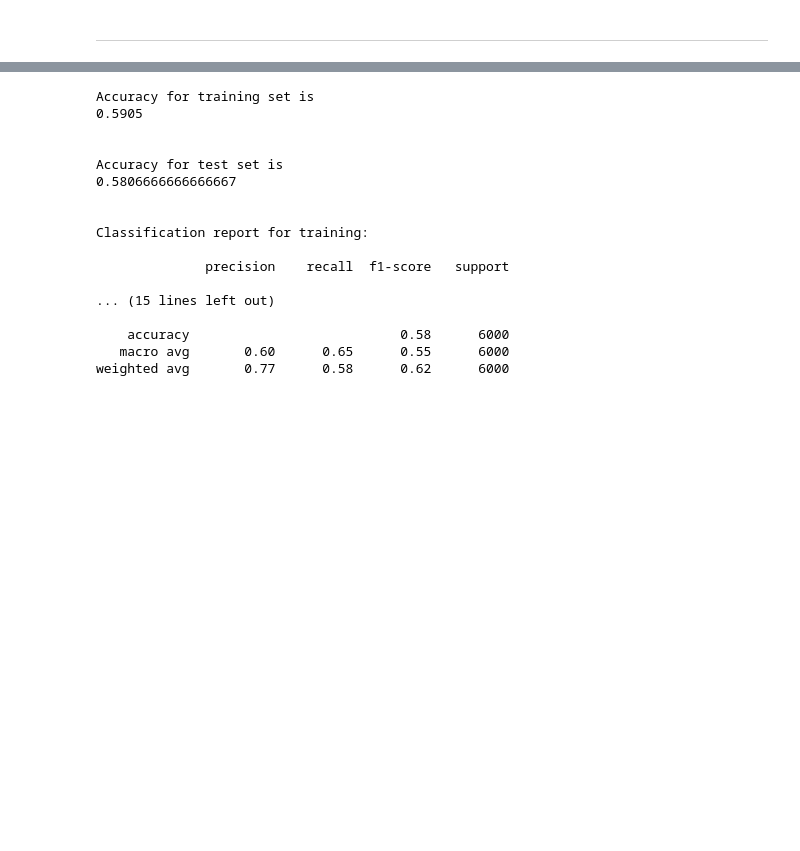
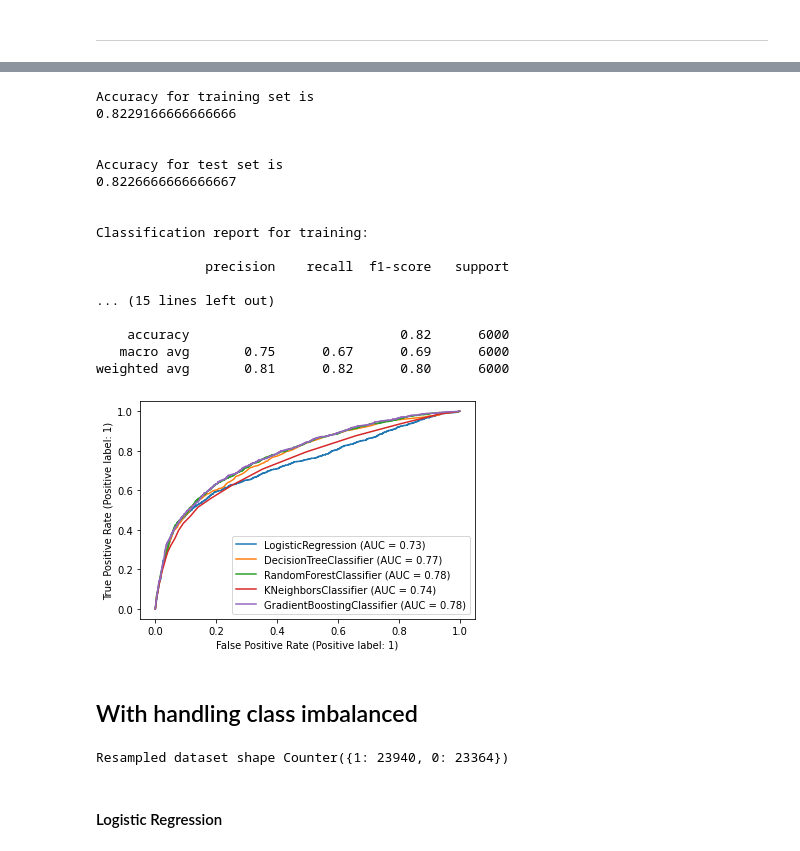
Before and after one commit to akmal1994/Capstone---Classification, a Jupyter notebook: Credit_Card_Default_Prediction_Capstone_Project.ipynb, the cells around one changed output, grey strips where cells are left out. Drawn from its saved outputs; the diff is of its cells as text; code cells hidden in the pictures; blank space fills up the shorter version.

```diff
--- a/Credit_Card_Default_Prediction_Capstone_Project.ipynb
+++ b/Credit_Card_Default_Prediction_Capstone_Project.ipynb
@@ -500,5 +513,0 @@ weighted avg       0.81      0.82      0.80      6000
-# %%
-param_grid = {'C': [0.1,1, 10, 100], 'gamma': [1,0.1,0.01,0.001],'kernel': ['rbf', 'poly', 'sigmoid']}
-svc_gridcv = GridSearchCV(SVC(),param_grid,refit=True,verbose=2)
-svc_gridcv.fit(X_train,y_train)
-svc_model = svc_gridcv.best_estimator_
@@ -512,15 +528,15 @@ Fitting 5 folds for each of 48 candidates, totalling 240 fits
 # %%
-svc_model.fit(X_train, y_train)
+knn_model.fit(X_train, y_train)
 
-svc_pred_train = svc_model.predict(X_train)
-svc_pred_test = svc_model.predict(X_test)
+knn_pred_train = knn_model.predict(X_train)
+knn_pred_test = knn_model.predict(X_test)
 
-print(f"Accuracy for training set is \n{accuracy_score(y_train, svc_pred_train)}")
+print(f"Accuracy for training set is \n{accuracy_score(y_train, knn_pred_train)}")
 print('\n')
-print(f"Accuracy for test set is \n{accuracy_score(y_test, svc_pred_test)}")
+print(f"Accuracy for test set is \n{accuracy_score(y_test, knn_pred_test)}")
 print('\n')
-print(f"Classification report for training: \n \n{classification_report(y_train, svc_pred_train)}")
+print(f"Classification report for training: \n \n{classification_report(y_train, knn_pred_train)}")
 print('\n')
-print(f"Classification report for testing: \n \n{classification_report(y_test, svc_pred_test)}")
+print(f"Classification report for testing: \n \n{classification_report(y_test, knn_pred_test)}")
 # %% [output]
 Accuracy for training set is
@@ -547,25 +597,25 @@ weighted avg       0.80      0.82      0.80      6000
+# %%
+gbm_model = gbm_rscv.best_estimator_
 # %%
-gnb = GaussianNB()
+gbm_model.fit(X_train, y_train)
 
-gnb.fit(X_train, y_train)
+gbm_pred_train = gbm_model.predict(X_train)
+gbm_pred_test = gbm_model.predict(X_test)
 
-gnb_pred_train = gnb.predict(X_train)
-gnb_pred_test = gnb.predict(X_test)
-
-print(f"Accuracy for training set is \n{accuracy_score(y_train, gnb_pred_train)}")
+print(f"Accuracy for training set is \n{accuracy_score(y_train, gbm_pred_train)}")
 print('\n')
-print(f"Accuracy for test set is \n{accuracy_score(y_test, gnb_pred_test)}")
+print(f"Accuracy for test set is \n{accuracy_score(y_test, gbm_pred_test)}")
 print('\n')
-print(f"Classification report for training: \n \n{classification_report(y_train, gnb_pred_train)}")
+print(f"Classification report for training: \n \n{classification_report(y_train, gbm_pred_train)}")
 print('\n')
-print(f"Classification report for testing: \n \n{classification_report(y_test, gnb_pred_test)}")
+print(f"Classification report for testing: \n \n{classification_report(y_test, gbm_pred_test)}")
 # %% [output]
 Accuracy for training set is
-0.5905
+0.8229166666666666
 
 
 Accuracy for test set is
-0.5806666666666667
+0.8226666666666667
 
 
 Classification report for training:
@@ -574,6 +624,22 @@ Classification report for training:
 
 ... (15 lines left out)
 
-    accuracy                           0.58      6000
-   macro avg       0.60      0.65      0.55      6000
-weighted avg       0.77      0.58      0.62      6000
+    accuracy                           0.82      6000
+   macro avg       0.75      0.67      0.69      6000
+weighted avg       0.81      0.82      0.80      6000
+# %%
+roc=plot_roc_curve(log_model,X_test,y_test)
+plot_roc_curve(dt_model,X_test,y_test,ax=roc.ax_);
+plot_roc_curve(rf_model,X_test,y_test,ax=roc.ax_);
+plot_roc_curve(knn_model,X_test,y_test,ax=roc.ax_);
+plot_roc_curve(gbm_model,X_test,y_test,ax=roc.ax_);
+# %% [output]
+[figure, added]
+# %% [markdown]
+## With handling class imbalanced
+# %%
+ada = ADASYN(random_state=42)
+X_res, y_res = ada.fit_resample(X, y)
+print('Resampled dataset shape %s' % Counter(y_res))
+# %% [output]
+Resampled dataset shape Counter({1: 23940, 0: 23364})
@@ -579,0 +648,2 @@ weighted avg       0.77      0.58      0.62      6000
+# %% [markdown]
+#### Logistic Regression
```
Also changed, not shown: parts of 50 cells of this notebook.
